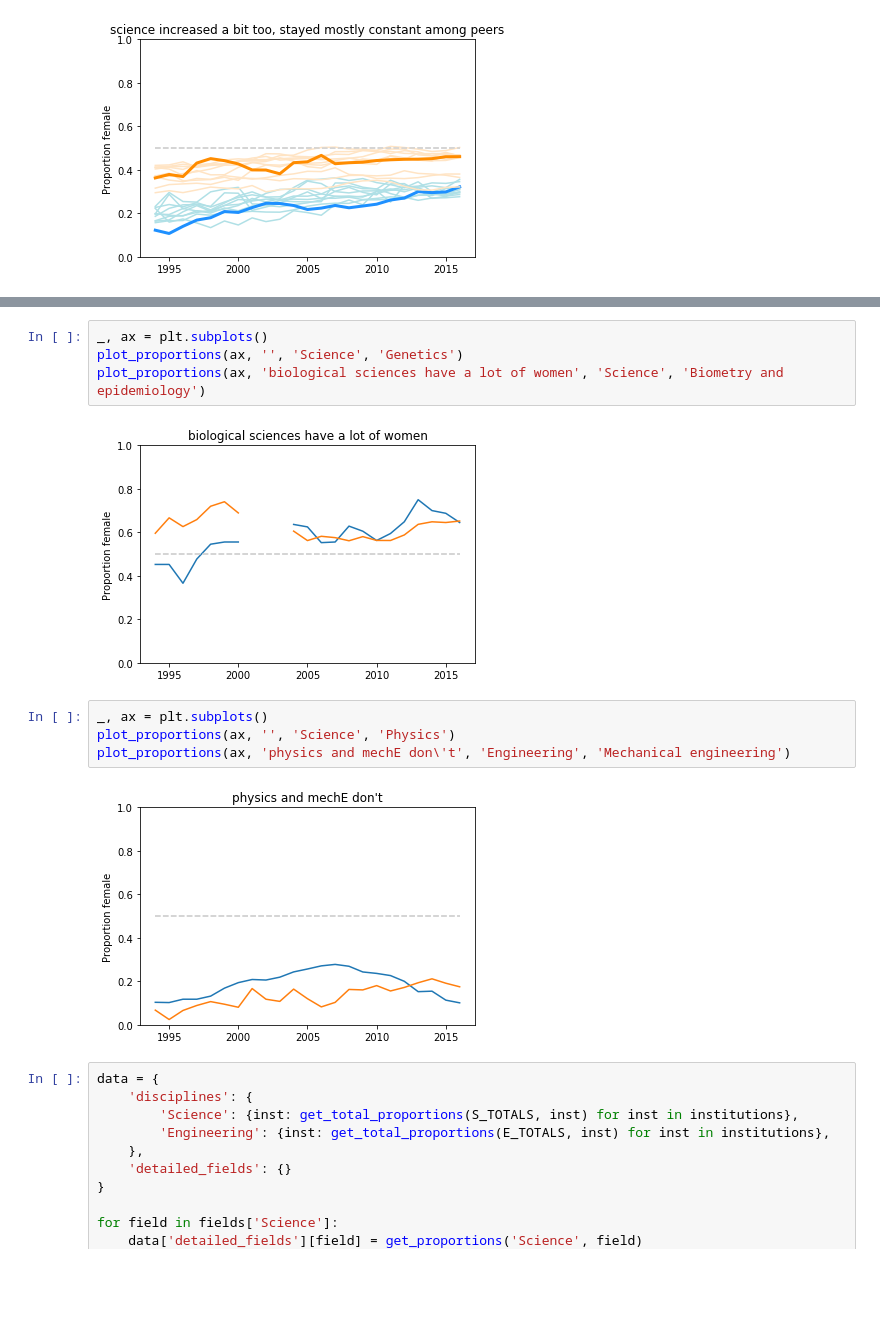
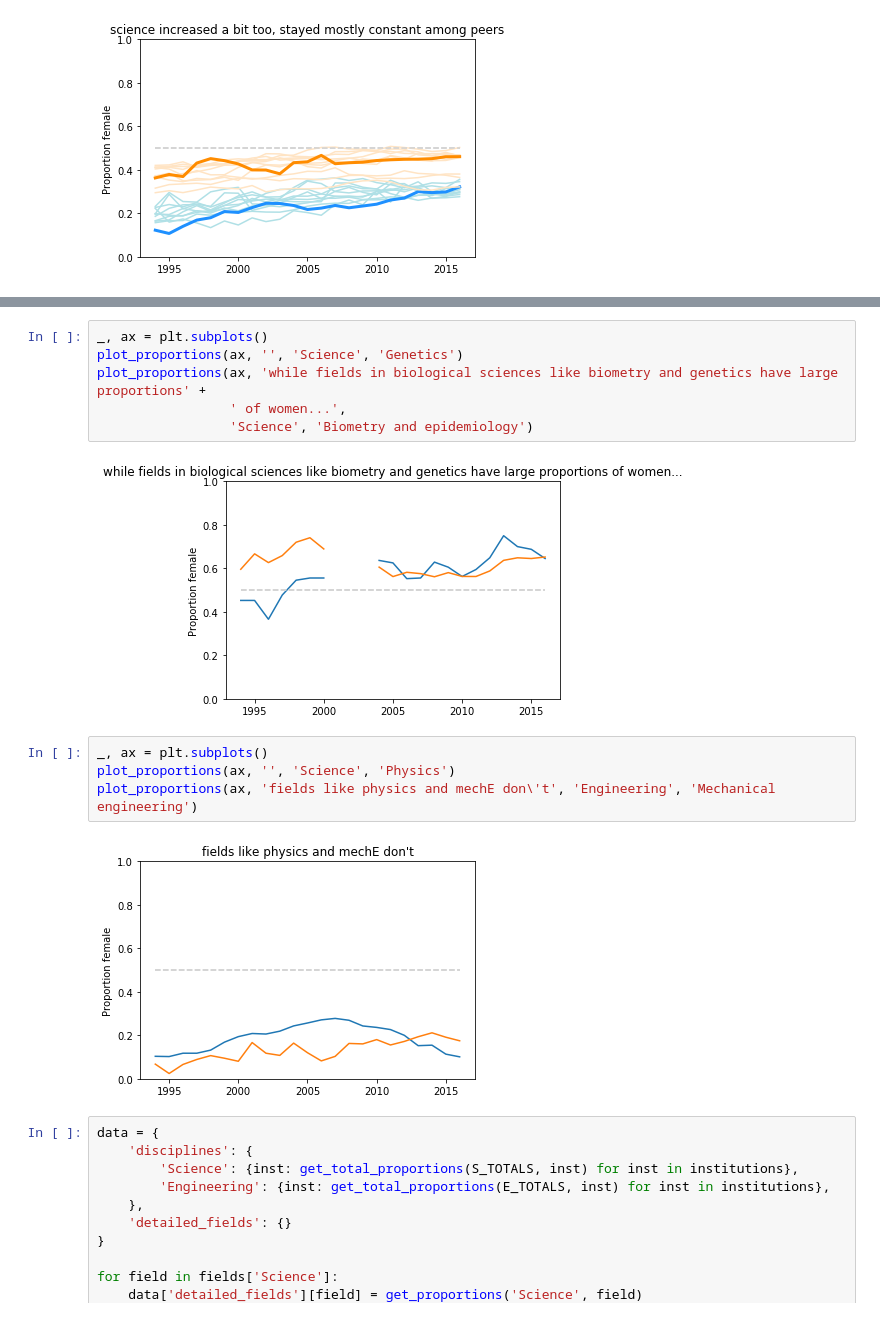
Before and after one commit to spec-journalism/gss-diversity, a Jupyter notebook: notebooks/narrative.ipynb, the cells around one changed output, grey strips where cells are left out. Cells and saved outputs as stored; diff of their text form; blank space fills up the shorter version.

```diff
--- a/notebooks/narrative.ipynb
+++ b/notebooks/narrative.ipynb
@@ -91,15 +98,17 @@ plot_peer_proportions(ax, S_TOTALS, 'science increased a bit too, stayed mostly
 # %%
 _, ax = plt.subplots()
 plot_proportions(ax, '', 'Science', 'Genetics')
-plot_proportions(ax, 'biological sciences have a lot of women', 'Science', 'Biometry and epidemiology')
+plot_proportions(ax, 'while fields in biological sciences like biometry and genetics have large proportions' +
+                 ' of women...',
+                 'Science', 'Biometry and epidemiology')
 # %% [output]
-[figure, old version]
+[figure, new version]
 # %%
 _, ax = plt.subplots()
 plot_proportions(ax, '', 'Science', 'Physics')
-plot_proportions(ax, 'physics and mechE don\'t', 'Engineering', 'Mechanical engineering')
+plot_proportions(ax, 'fields like physics and mechE don\'t', 'Engineering', 'Mechanical engineering')
 # %% [output]
-[figure, old version]
+[figure, new version]
 # %%
 data = {
     'disciplines': {
```
Also changed, not shown: parts of 1 cell of this notebook.
